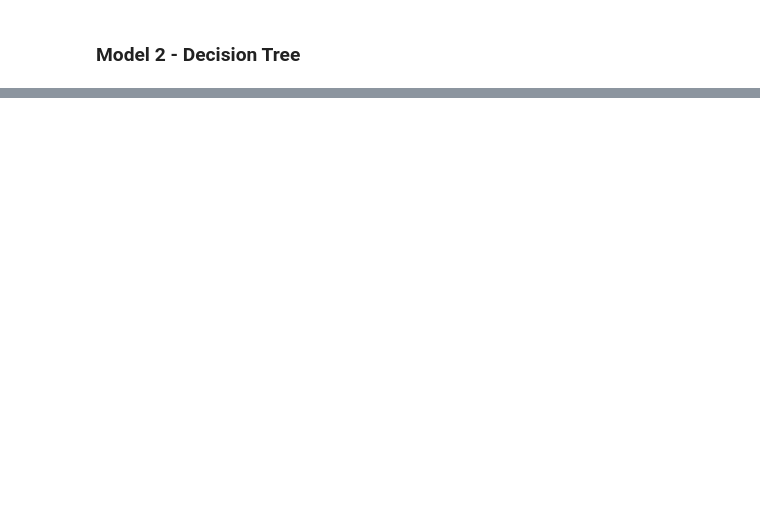
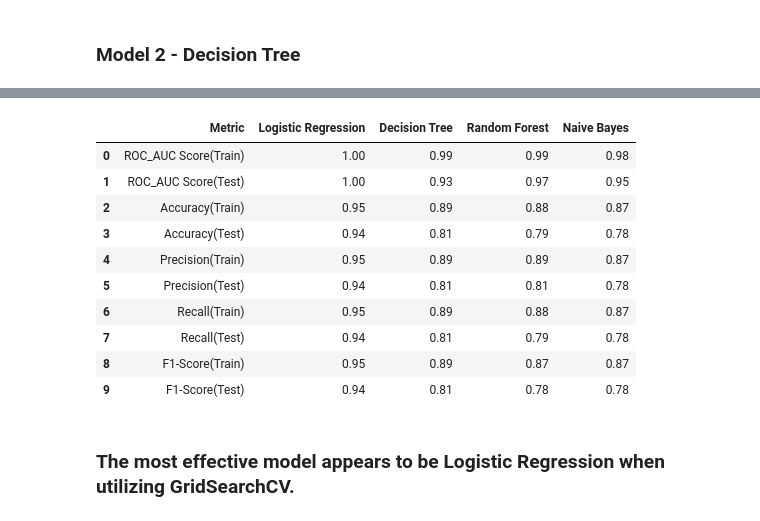
Before and after one commit to SanjayaKumarSahoo/automatic-ticket-classification, a Jupyter notebook: Automatic_Ticket_Classification_Assignment.ipynb, the cells around one changed output, grey strips where cells are left out. Saved outputs shown, nothing was run; the diff lists cells and outputs as text; code cells hidden in the pictures; blank space fills up the shorter version.

```diff
--- a/Automatic_Ticket_Classification_Assignment.ipynb
+++ b/Automatic_Ticket_Classification_Assignment.ipynb
@@ -907,0 +1007,3 @@ f1_summary
+# %%
+metric4=[]
+display_classification_report(grid_nb, metric4)
@@ -907,0 +1029,29 @@ f1_summary
+# %%
+table = {'Metric': ['ROC_AUC Score(Train)','ROC_AUC Score(Test)',
+                    'Accuracy(Train)','Accuracy(Test)',
+                    'Precision(Train)','Precision(Test)',
+                    'Recall(Train)','Recall(Test)',
+                    'F1-Score(Train)','F1-Score(Test)'
+                   ],
+        'Logistic Regression': metric1
+        }
+lr_metric = pd.DataFrame(table ,columns = ['Metric', 'Logistic Regression'] )
+dt_metric = pd.Series(metric2, name = 'Decision Tree')
+rf_metric = pd.Series(metric3, name = 'Random Forest')
+nb_metric = pd.Series(metric4, name = 'Naive Bayes')
+final_metric = pd.concat([lr_metric,dt_metric,rf_metric,nb_metric], axis = 1)
+final_metric
+# %% [output]
+|  | Metric | Logistic Regression | Decision Tree | Random Forest | Naive Bayes |
+| 0 | ROC_AUC Score(Train) | 1.00 | 0.99 | 0.99 | 0.98 |
+| 1 | ROC_AUC Score(Test) | 1.00 | 0.93 | 0.97 | 0.95 |
+| 2 | Accuracy(Train) | 0.95 | 0.89 | 0.88 | 0.87 |
+| 3 | Accuracy(Test) | 0.94 | 0.81 | 0.79 | 0.78 |
+| 4 | Precision(Train) | 0.95 | 0.89 | 0.89 | 0.87 |
+| 5 | Precision(Test) | 0.94 | 0.81 | 0.81 | 0.78 |
+| 6 | Recall(Train) | 0.95 | 0.89 | 0.88 | 0.87 |
+| 7 | Recall(Test) | 0.94 | 0.81 | 0.79 | 0.78 |
+| 8 | F1-Score(Train) | 0.95 | 0.89 | 0.87 | 0.87 |
+| 9 | F1-Score(Test) | 0.94 | 0.81 | 0.78 | 0.78 |
+# %% [markdown]
+### The most effective model appears to be Logistic Regression when utilizing GridSearchCV.
```
Also changed, not shown: parts of 39 cells of this notebook.
